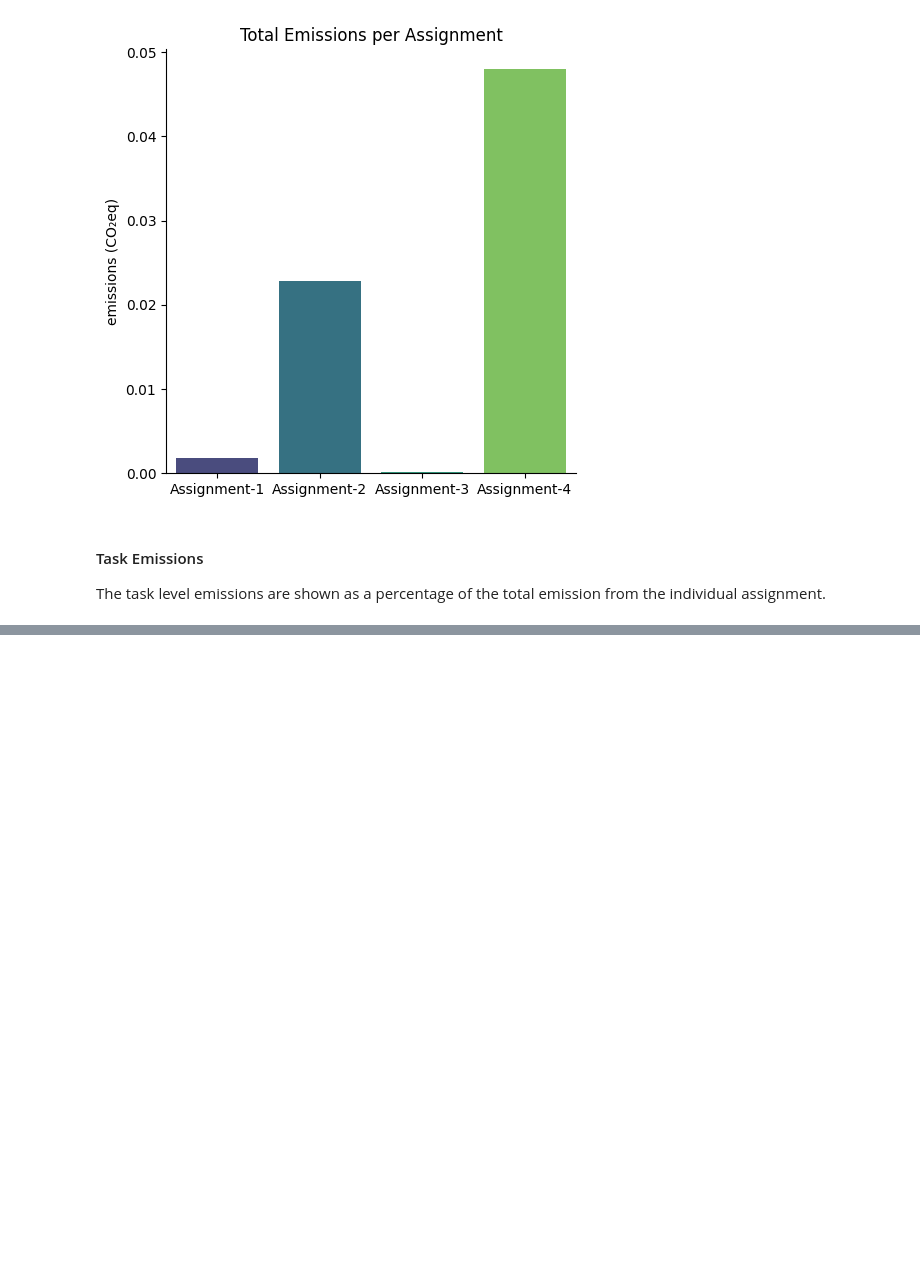
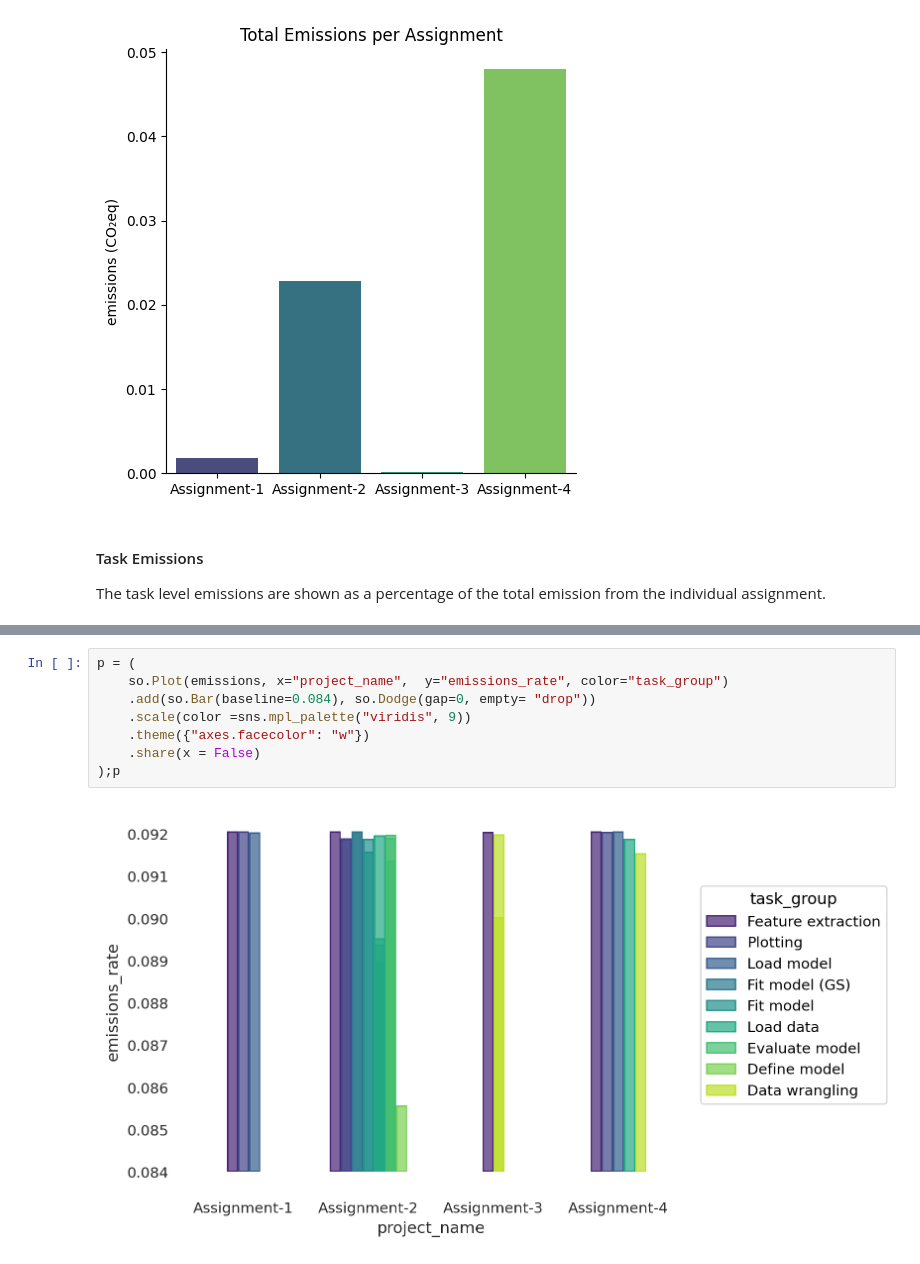
Before and after one commit to lrahbek/cds-lang-assignments, a Jupyter notebook: assignment-5/emissions.ipynb, the cells around one changed output, grey strips where cells are left out. Cells and saved outputs as stored; diff of their text form; blank space fills up the shorter version.

```diff
--- a/assignment-5/emissions.ipynb
+++ b/assignment-5/emissions.ipynb
@@ -149,0 +111,10 @@ for task in range(0,4):
+# %%
+p = (
+    so.Plot(emissions, x="project_name",  y="emissions_rate", color="task_group")
+    .add(so.Bar(baseline=0.084), so.Dodge(gap=0, empty= "drop"))
+    .scale(color =sns.mpl_palette("viridis", 9))
+    .theme({"axes.facecolor": "w"})
+    .share(x = False)
+);p
+# %% [output]
+[figure, added]
```
Also changed, not shown: parts of 8 cells of this notebook.
